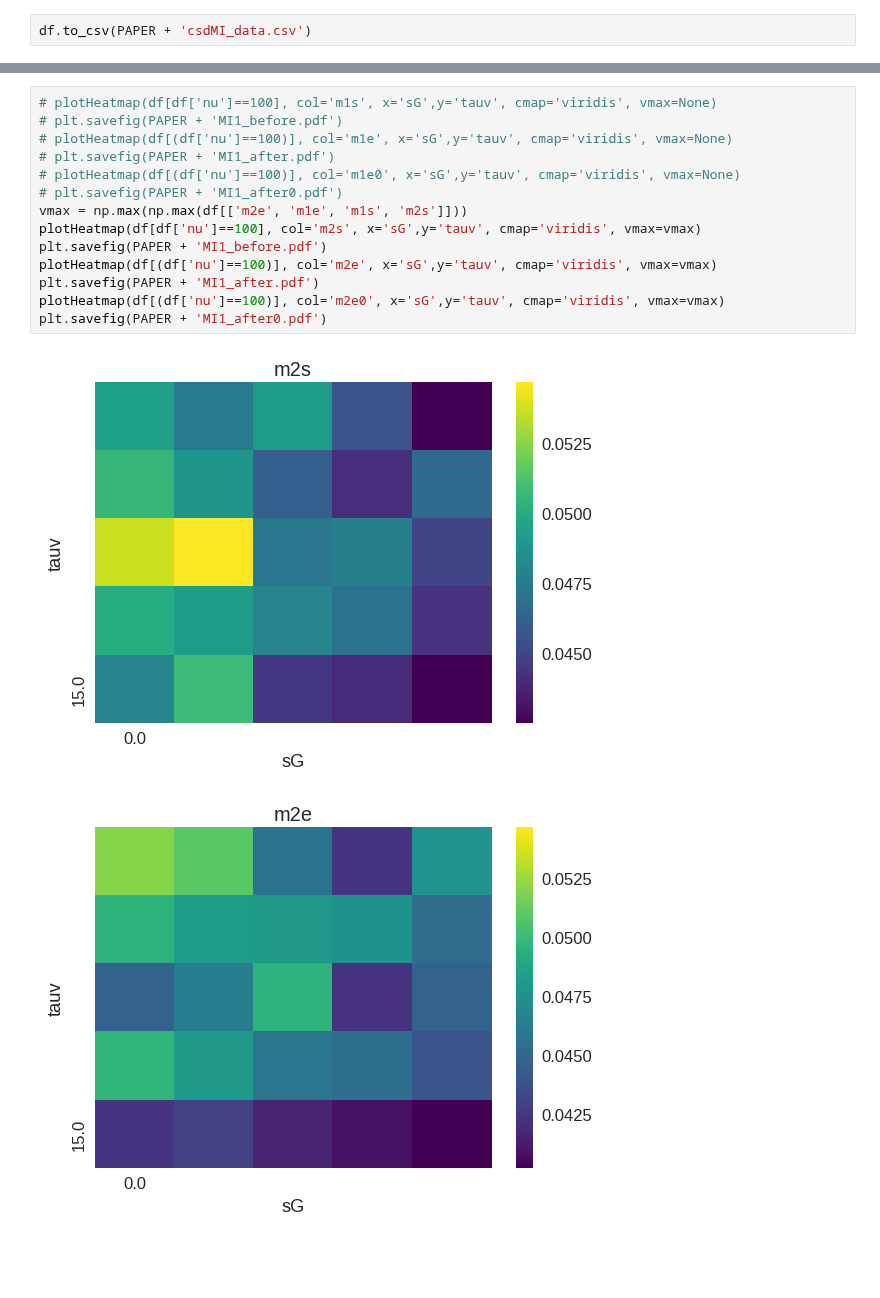
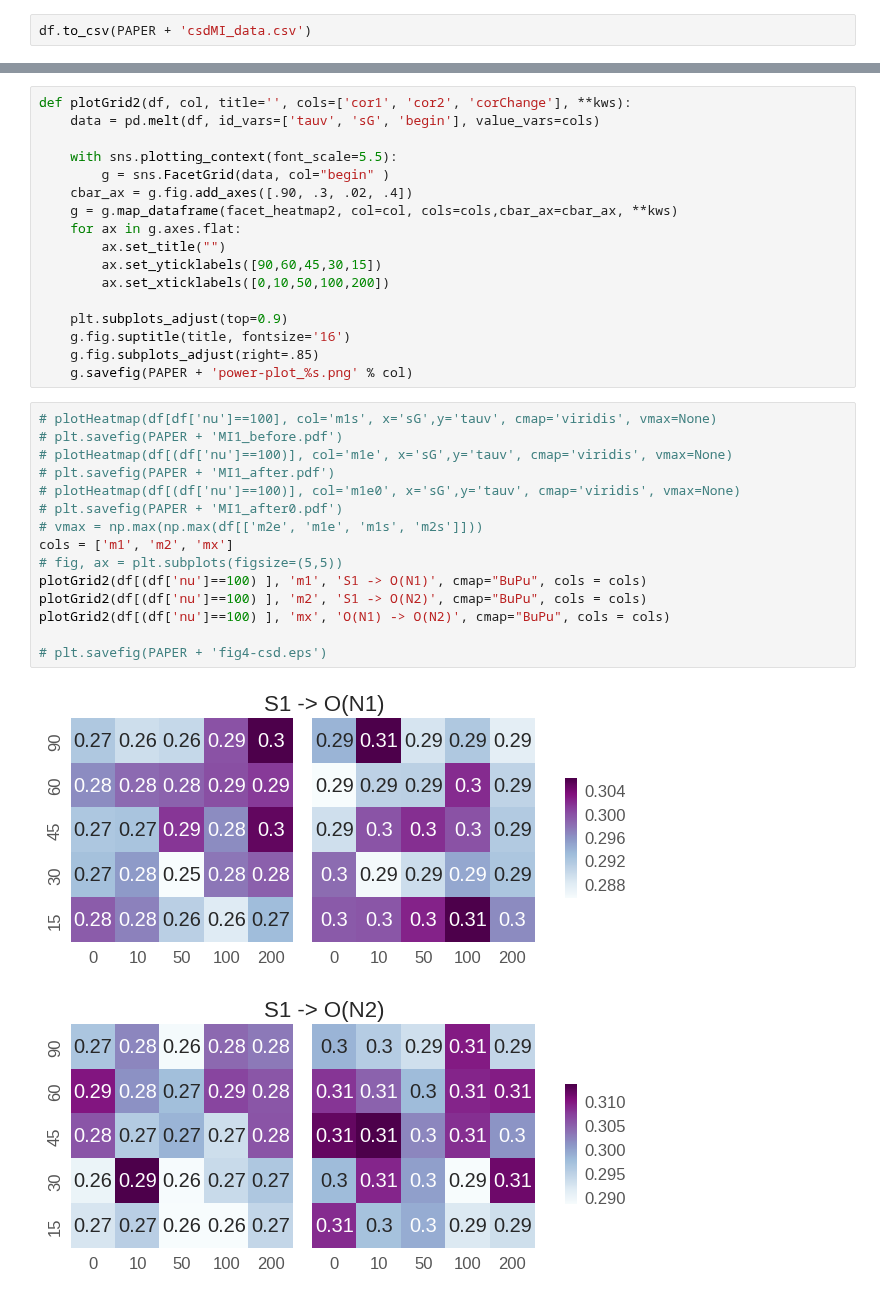
Before and after one commit to gpernelle/cortex, a Jupyter notebook: notebooks/paperSync-figure5.ipynb, the cells around one changed output, grey strips where cells are left out. Drawn from its saved outputs; the diff is of its cells as text; blank space fills up the shorter version.

```diff
--- a/notebooks/paperSync-figure5.ipynb
+++ b/notebooks/paperSync-figure5.ipynb
@@ -172,17 +107,35 @@ np.max(np.max(df[['m2e', 'm1e', 'm1s', 'm2s']]))
+# %%
+def plotGrid2(df, col, title='', cols=['cor1', 'cor2', 'corChange'], **kws):
+    data = pd.melt(df, id_vars=['tauv', 'sG', 'begin'], value_vars=cols)
+
+    with sns.plotting_context(font_scale=5.5):
+        g = sns.FacetGrid(data, col="begin" )
+    cbar_ax = g.fig.add_axes([.90, .3, .02, .4])
+    g = g.map_dataframe(facet_heatmap2, col=col, cols=cols,cbar_ax=cbar_ax, **kws)
+    for ax in g.axes.flat:
+        ax.set_title("")
+        ax.set_yticklabels([90,60,45,30,15])
+        ax.set_xticklabels([0,10,50,100,200])
+
+    plt.subplots_adjust(top=0.9)
+    g.fig.suptitle(title, fontsize='16')
+    g.fig.subplots_adjust(right=.85)
+    g.savefig(PAPER + 'power-plot_%s.png' % col)
 # %%
 # plotHeatmap(df[df['nu']==100], col='m1s', x='sG',y='tauv', cmap='viridis', vmax=None)
 # plt.savefig(PAPER + 'MI1_before.pdf')
 # plotHeatmap(df[(df['nu']==100)], col='m1e', x='sG',y='tauv', cmap='viridis', vmax=None)
 # plt.savefig(PAPER + 'MI1_after.pdf')
 # plotHeatmap(df[(df['nu']==100)], col='m1e0', x='sG',y='tauv', cmap='viridis', vmax=None)
 # plt.savefig(PAPER + 'MI1_after0.pdf')
-vmax = np.max(np.max(df[['m2e', 'm1e', 'm1s', 'm2s']]))
-plotHeatmap(df[df['nu']==100], col='m2s', x='sG',y='tauv', cmap='viridis', vmax=vmax)
-plt.savefig(PAPER + 'MI1_before.pdf')
-plotHeatmap(df[(df['nu']==100)], col='m2e', x='sG',y='tauv', cmap='viridis', vmax=vmax)
-plt.savefig(PAPER + 'MI1_after.pdf')
-plotHeatmap(df[(df['nu']==100)], col='m2e0', x='sG',y='tauv', cmap='viridis', vmax=vmax)
-plt.savefig(PAPER + 'MI1_after0.pdf')
+# vmax = np.max(np.max(df[['m2e', 'm1e', 'm1s', 'm2s']]))
+cols = ['m1', 'm2', 'mx']
+# fig, ax = plt.subplots(figsize=(5,5))
+plotGrid2(df[(df['nu']==100) ], 'm1', 'S1 -> O(N1)', cmap="BuPu", cols = cols)
+plotGrid2(df[(df['nu']==100) ], 'm2', 'S1 -> O(N2)', cmap="BuPu", cols = cols)
+plotGrid2(df[(df['nu']==100) ], 'mx', 'O(N1) -> O(N2)', cmap="BuPu", cols = cols)
+
+# plt.savefig(PAPER + 'fig4-csd.eps')
 # %% [output]
-[figure, old version]
+[figure, new version]
-[figure, old version]
+[figure, new version]
```
Also changed, not shown: parts of 20 cells of this notebook, 6 other files.
